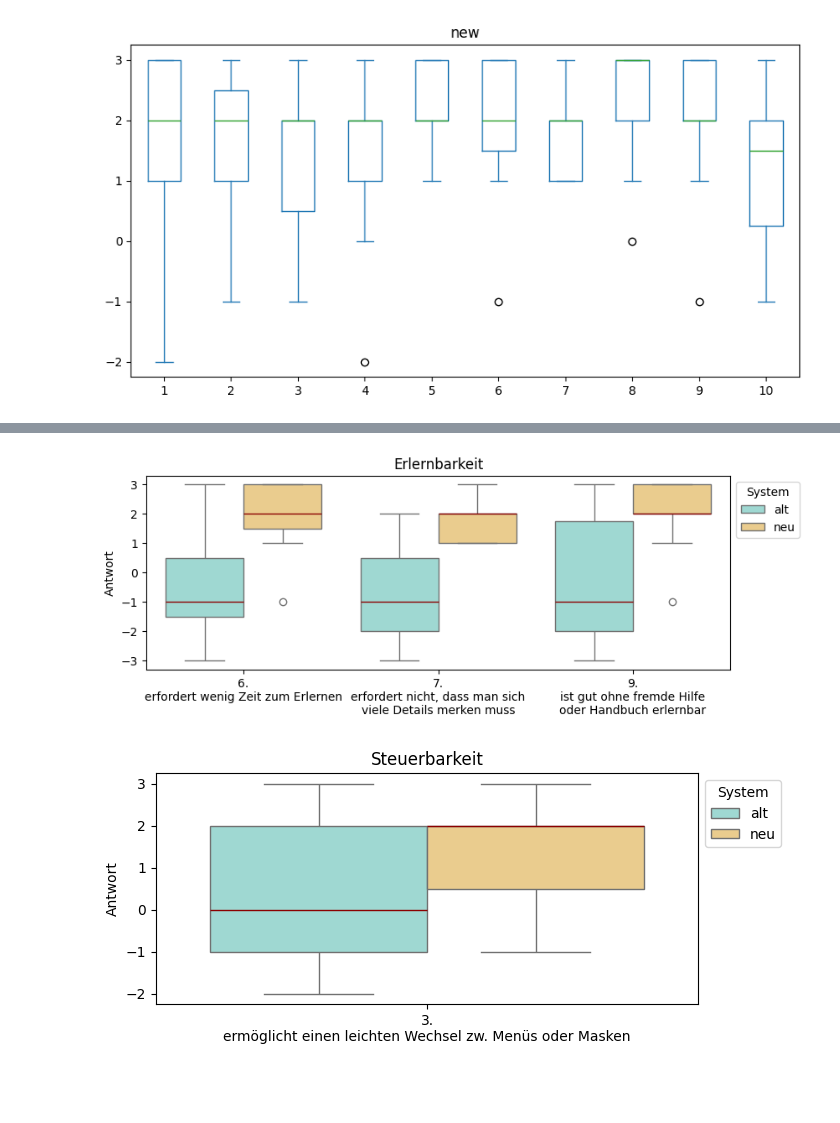
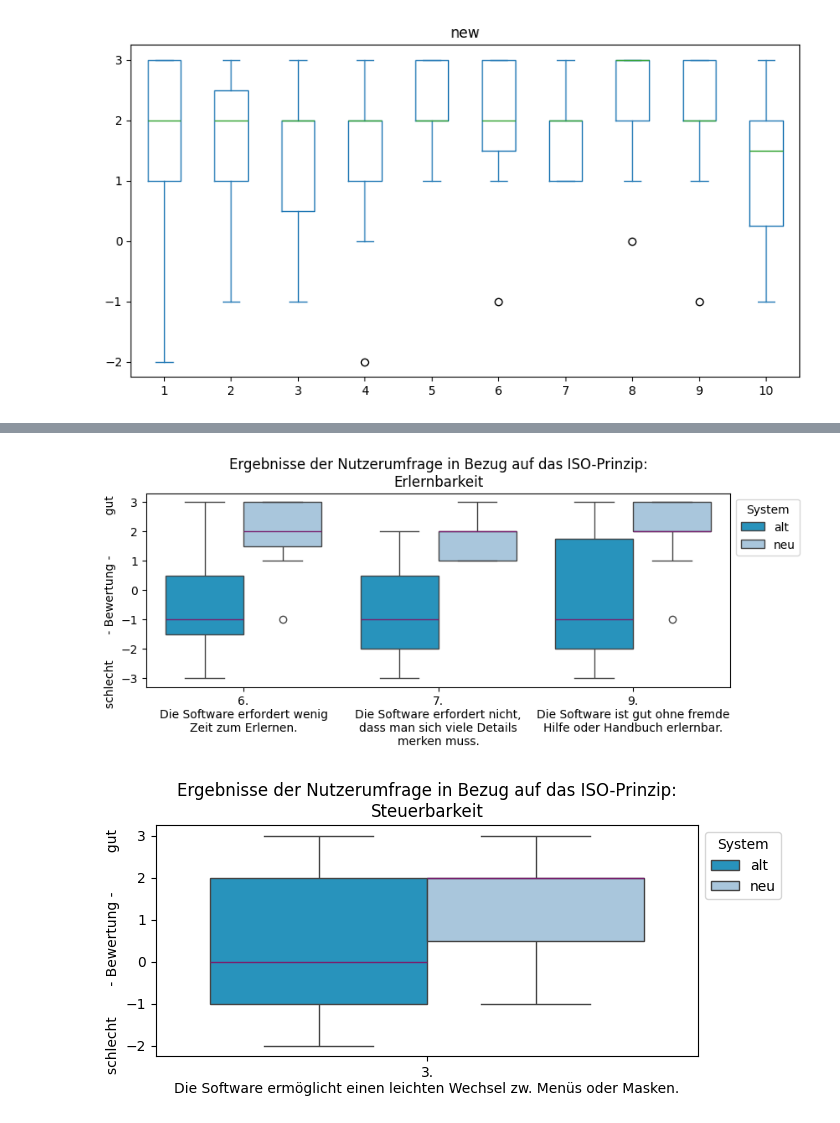
Before and after one commit to sxndrx-cxlxnx/h_da_B7-Bachelorarbeit, a Jupyter notebook: Diagramme/diagramm.ipynb, the cells around one changed output, grey strips where cells are left out. Cells and saved outputs as stored; diff of their text form; code cells hidden in the pictures; blank space fills up the shorter version.

```diff
--- a/Diagramme/diagramm.ipynb
+++ b/Diagramme/diagramm.ipynb
@@ -213,18 +243,25 @@ plt.savefig("pruemper_ek.png", bbox_inches="tight")
 # %%
 rcParams['figure.figsize'] = 9,3
-bp_if = sns.boxplot(data=df_if, x='variable', y='value', hue='System',  palette=colours_a, medianprops=dict(color="darkred", alpha=1))
-bp_if.set(xlabel="", ylabel="Antwort", title="Erlernbarkeit")
+bp_if = sns.boxplot(data=df_if, x='variable', y='value', hue='System',  palette=colours_excel, medianprops=dict(color=colour_excel_lila, alpha=1))
+bp_if.set(xlabel="",
+          ylabel="schlecht       - Bewertung -           gut      ",
+          title="Ergebnisse der Nutzerumfrage in Bezug auf das ISO-Prinzip:\nErlernbarkeit")
 sns.move_legend(bp_if, "upper left", bbox_to_anchor=(1,1)) # Moving legend outside
 plt.savefig("pruemper_if.png", bbox_inches="tight")
 # %% [output]
-[figure, old version]
+[figure, new version]
 # %%
-
+"""
+TODO: -3 fehlt auf der Skala!!!
+"""
 rcParams['figure.figsize'] = 7,3
-bp_sk = sns.boxplot(data=df_sk, x='variable', y='value', hue='System',  palette=colours_a, medianprops=dict(color="darkred", alpha=1))
-bp_sk.set(xlabel="", ylabel="Antwort", title="Steuerbarkeit")
+bp_sk = sns.boxplot(data=df_sk, x='variable', y='value', hue='System',  palette=colours_excel, medianprops=dict(color=colour_excel_lila, alpha=1))
+bp_sk.set(xlabel="",
+          ylabel="schlecht       - Bewertung -         gut     ",
+          title="Ergebnisse der Nutzerumfrage in Bezug auf das ISO-Prinzip:\nSteuerbarkeit")
 bp_sk.set_yticks=[-3,-2,-1,0,1,2,3]
+#bp_sk.set_yticklabels=["gut -3","-2","-1","0","1","2","schlecht 3"]
 sns.move_legend(bp_sk, "upper left", bbox_to_anchor=(1,1)) # Moving legend outside
 plt.savefig("pruemper_sk.png", bbox_inches="tight")
 # %% [output]
-[figure, old version]
+[figure, new version]
```
Also changed, not shown: parts of 6 cells of this notebook, 15 other files.
